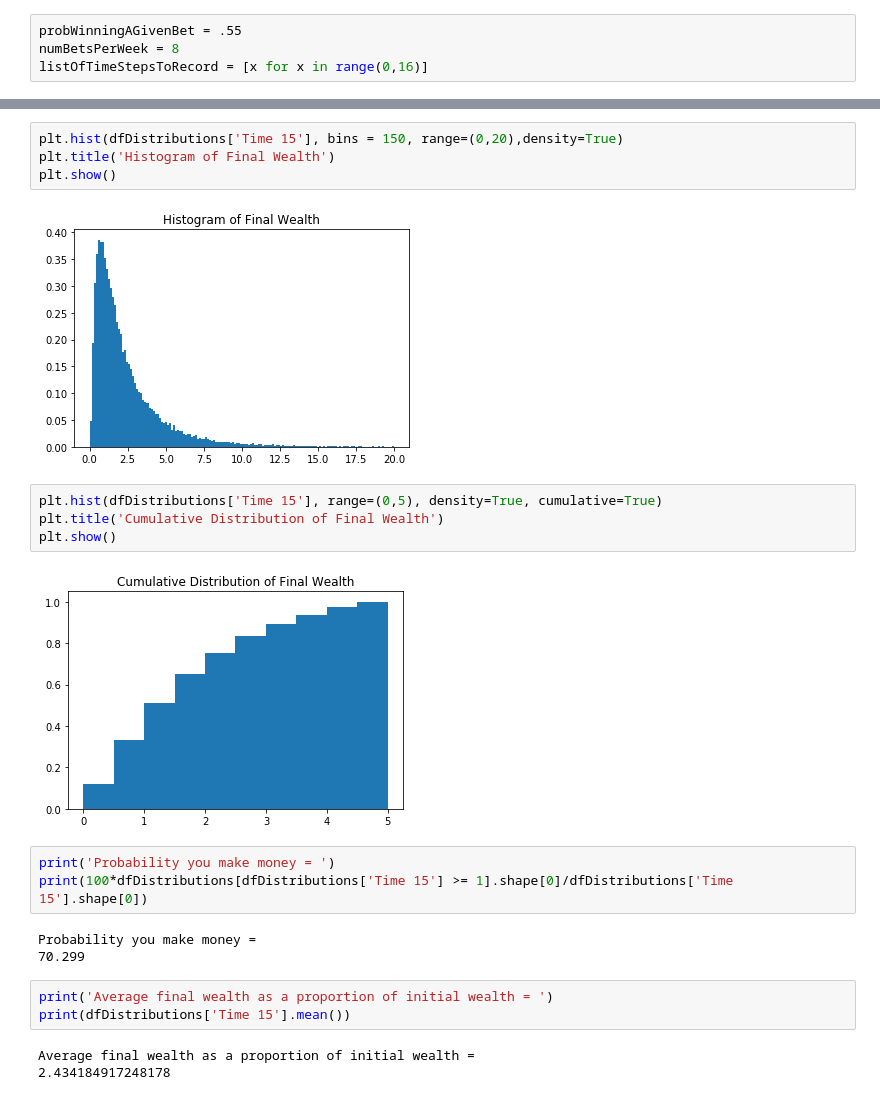
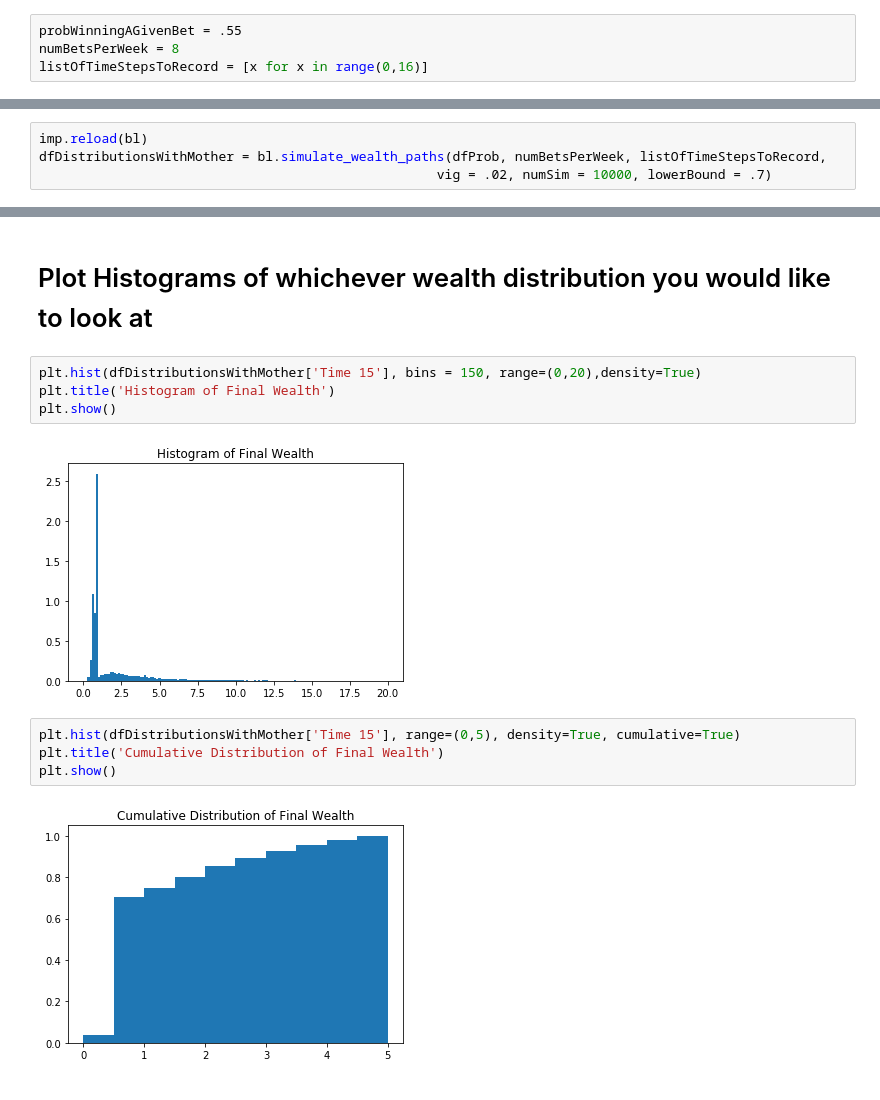
Before and after one commit to bubblesort251/GamblingAnalysis, a Jupyter notebook: BreakEvenAnalysis.ipynb, the cells around one changed output, grey strips where cells are left out. Saved outputs shown, nothing was run; the diff lists cells and outputs as text.

Commit message:
Adding a stopping condition for a path of bets

```diff
--- a/BreakEvenAnalysis.ipynb
+++ b/BreakEvenAnalysis.ipynb
@@ -90,0 +102,4 @@ dfDistributions.head(10)
+# %%
+imp.reload(bl)
+dfDistributionsWithMother = bl.simulate_wealth_paths(dfProb, numBetsPerWeek, listOfTimeStepsToRecord,
+                                                   vig = .02, numSim = 10000, lowerBound = .7)
@@ -91,24 +134,14 @@ dfDistributions.head(10)
+# %% [markdown]
+# Plot Histograms of whichever wealth distribution you would like to look at
 # %%
-plt.hist(dfDistributions['Time 15'], bins = 150, range=(0,20),density=True)
+plt.hist(dfDistributionsWithMother['Time 15'], bins = 150, range=(0,20),density=True)
 plt.title('Histogram of Final Wealth')
 plt.show()
 # %% [output]
-[figure, old version]
+[figure, new version]
 # %%
-plt.hist(dfDistributions['Time 15'], range=(0,5), density=True, cumulative=True)
+plt.hist(dfDistributionsWithMother['Time 15'], range=(0,5), density=True, cumulative=True)
 plt.title('Cumulative Distribution of Final Wealth')
 plt.show()
 # %% [output]
-[figure, old version]
+[figure, new version]
-# %%
-print('Probability you make money = ')
-print(100*dfDistributions[dfDistributions['Time 15'] >= 1].shape[0]/dfDistributions['Time 15'].shape[0])
-# %% [output]
-Probability you make money =
-70.299
-# %%
-print('Average final wealth as a proportion of initial wealth = ')
-print(dfDistributions['Time 15'].mean())
-# %% [output]
-Average final wealth as a proportion of initial wealth =
-2.434184917248178
```
Also changed, not shown: parts of 8 cells of this notebook, 1 other file.
